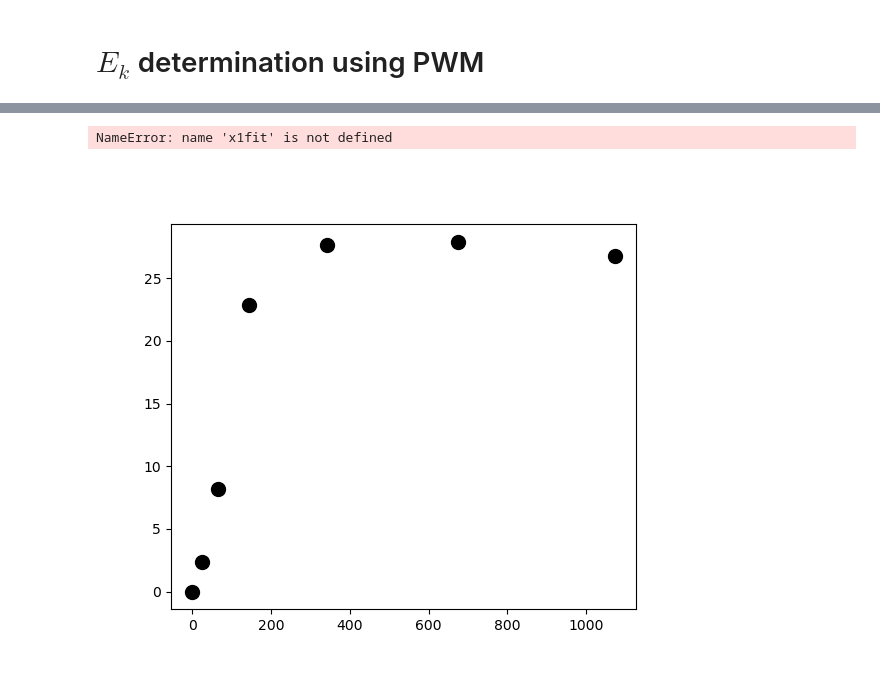
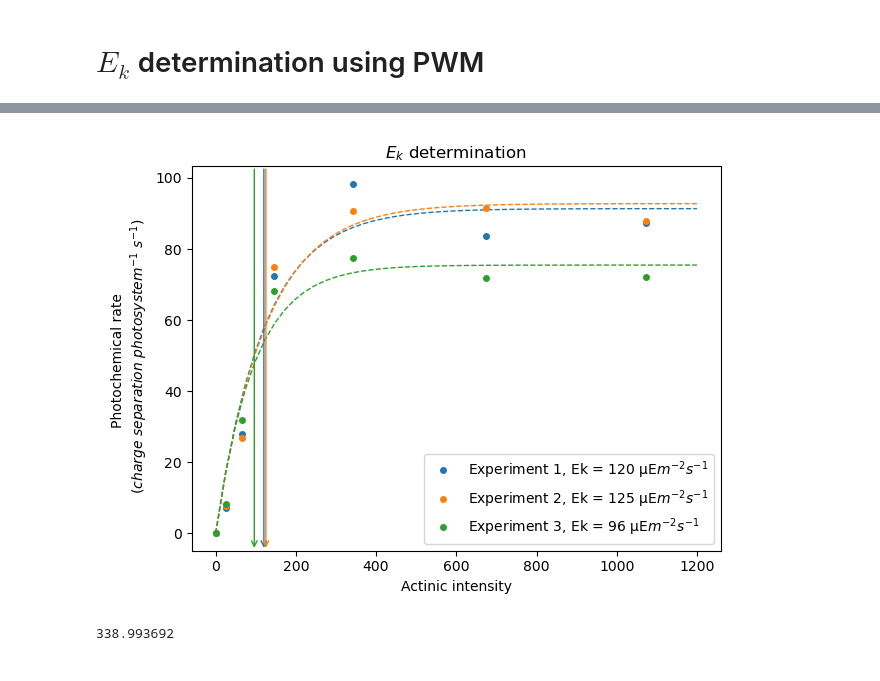
Before and after one commit to orlandomarcelo/DREAM_repo, a Jupyter notebook: Notebooks/Ek_v2.ipynb, the cells around one changed output, grey strips where cells are left out. Cells and saved outputs as stored; diff of their text form; code cells hidden in the pictures.

```diff
--- a/Notebooks/Ek_v2.ipynb
+++ b/Notebooks/Ek_v2.ipynb
@@ -142,37 +142,39 @@ fig.savefig(fig_folder + "/" + figure_name + Ek_fit + ".png")
-# %%
-line = 2.5
-marker = 10
-labelsize = 18
-legendfontsize = 14
-
-fig, ax = plt.subplots(figsize=(6,5), facecolor='none')
-fig_title = "Ek"
-
-
-ax.plot(Intensity, vitesse, "o", markersize=marker, color = "black")
-ax.plot(x1fit, y1fit, '--', color ='k',linewidth=line)
-ax.set_xlabel("Actinic intensity (µEm$^{-2}$s$^{-1}$)", fontsize = labelsize)
-ax.set_ylabel("Photochemical rate \n (elec. $photosystem^{-1}s^{-1}$)", fontsize = labelsize)
-ax.set_ylim(-10, 140)
-ax.set_xlim(-10, 100)
-
-ax = plt.gca()
-ax.tick_params(axis='both', which='both', width=2)
-
-for label in ax.xaxis.get_ticklabels():
-    label.set_fontsize(labelsize)
-
-for label in ax.yaxis.get_ticklabels():
-    label.set_fontsize(labelsize)
-
-for spine in ax.spines.values():
-    spine.set_linewidth(1.5)
-
-fig.tight_layout()
-fig.patch.set_alpha(0)
-ax.patch.set_alpha(0)
-
-fig.savefig(fig_folder + "ekposter.png", dpi=300)
-# %% [output]
-NameError: name 'x1fit' is not defined
-[figure, removed]
+# %%
+import VitessePhotochimiquePWMClass
+importlib.reload(VitessePhotochimiquePWMClass)
+
+from VitessePhotochimiquePWMClass import PhotochemicalRate as PR
+
+names = ["20230720_vitesse_photochimique", "20230721_vitesse_photochimique","20230724_vitesse_photochimique"]
+replicates = []
+vitesse = []
+Ek = []
+Ek_rel = []
+
+for i, name in enumerate(names):
+    replicates.append(PR(name))
+    vitesse.append(replicates[i].vitesse)
+    Ek.append(replicates[i].Ek)
+    Ek_rel.append(replicates[i].Ek_rel)
+
+Intensity_rel = replicates[0].intensity_rel
+Intensity = replicates[0].intensity
+# %%
+fig, ax2 = plt.subplots()
+for i in range(len(names)):
+    popt, xfit, yfit = tools.Ek_fit(Intensity, vitesse[i], 0, 1200, 50, p0 = [200, 100])
+    ax2.plot(Intensity, vitesse[i],'o', markersize = 4, label = f"Experiment {i+1}, Ek = {Ek[i]:.0f} µE$m^{{-2}}s^{{-1}}$", color='C'+str(i))
+    ax2.plot(xfit, yfit, '--', color='C'+str(i), linewidth = 1)
+    ax2.annotate("", xy=(Ek[i], ax2.get_ylim()[0]), xytext=(Ek[i], ax2.get_ylim()[1]), arrowprops=dict(arrowstyle="->", color='C'+str(i), linewidth = 1))
+ax2.set_title("$E_{k}$ determination")
+ax2.set_xlabel("Actinic intensity")
+ax2.set_ylabel("Photochemical rate \n ($charge$ $separation$ $photosystem^{-1}$ $s^{-1}$)")
+ax2.legend()
+
+fig.tight_layout()
+# %% [output]
+[figure, added]
+# %%
+replicates[2].calib
+# %% [output]
+338.993692
```
Also changed, not shown: parts of 3 cells of this notebook, 3 other files.
